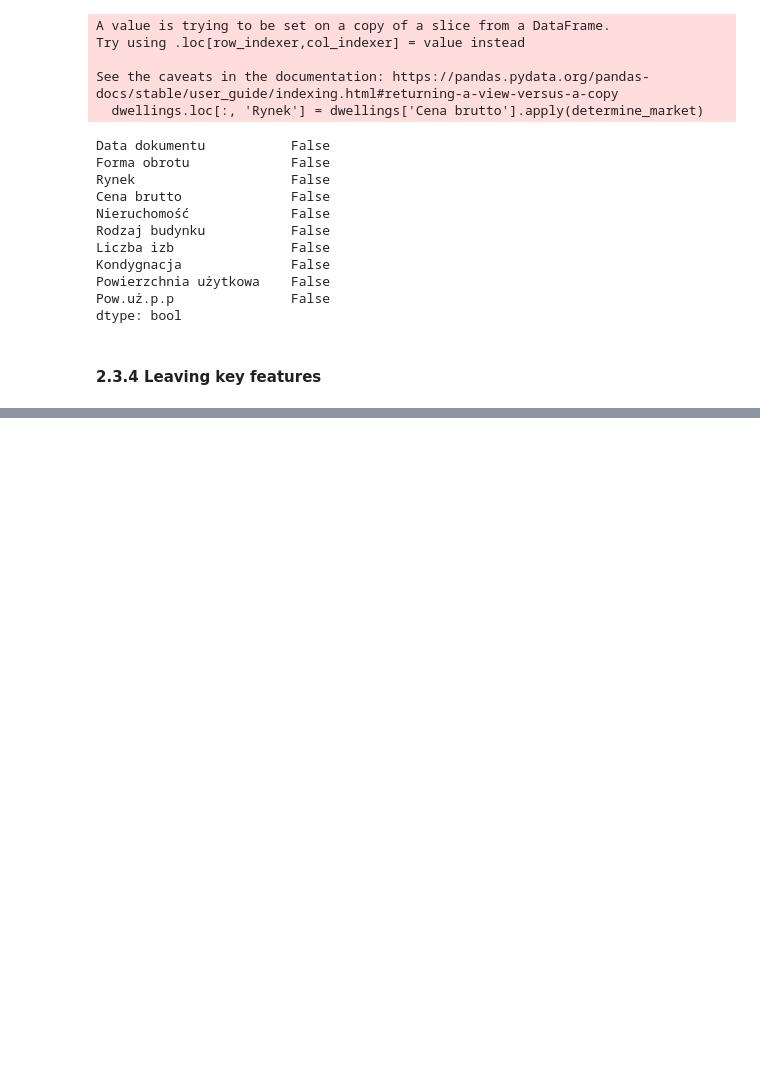
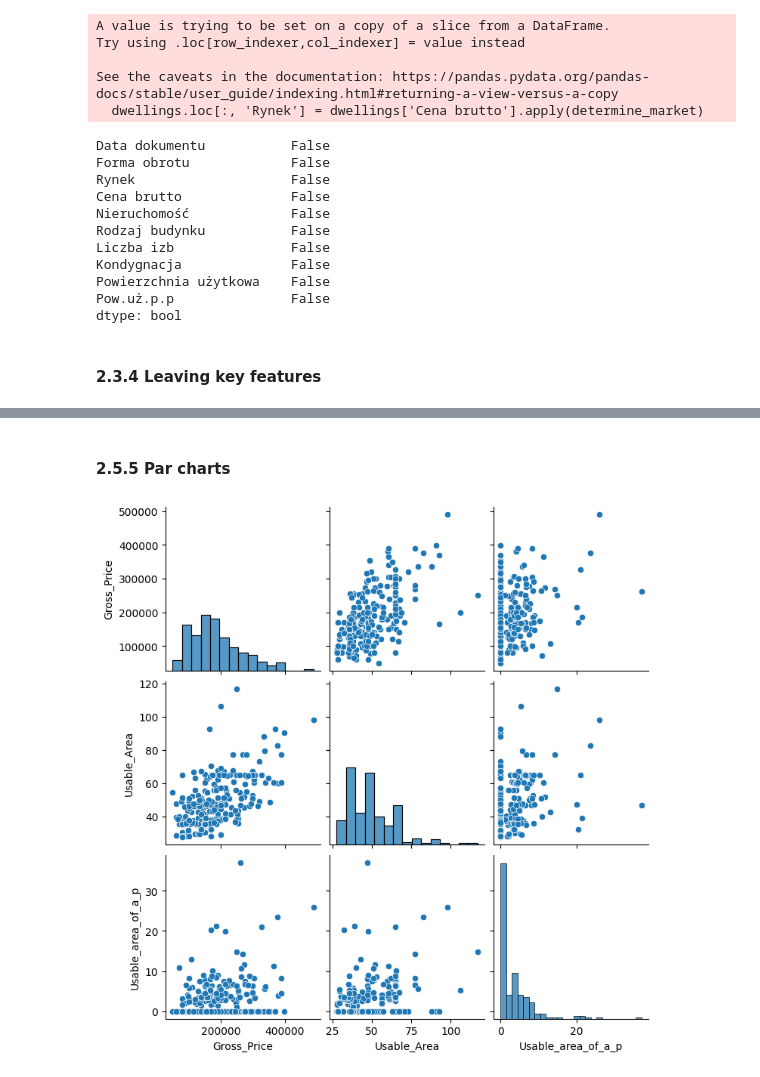
Before and after one commit to szymonszczurowski/Housing-Market-Analysis, a Jupyter notebook: housing_price_predictor.ipynb, the cells around one changed output, grey strips where cells are left out. Cells and saved outputs as stored; diff of their text form; code cells hidden in the pictures; blank space fills up the shorter version.

```diff
--- a/housing_price_predictor.ipynb
+++ b/housing_price_predictor.ipynb
@@ -372,0 +434,7 @@ dwellings.head()
+# %% [markdown]
+#### 2.5.5 Par charts
+# %%
+sns.pairplot(dwellings_EDA.select_dtypes(include=['float64']))
+plt.show()
+# %% [output]
+[figure, added]
```
Also changed, not shown: parts of 35 cells of this notebook.
